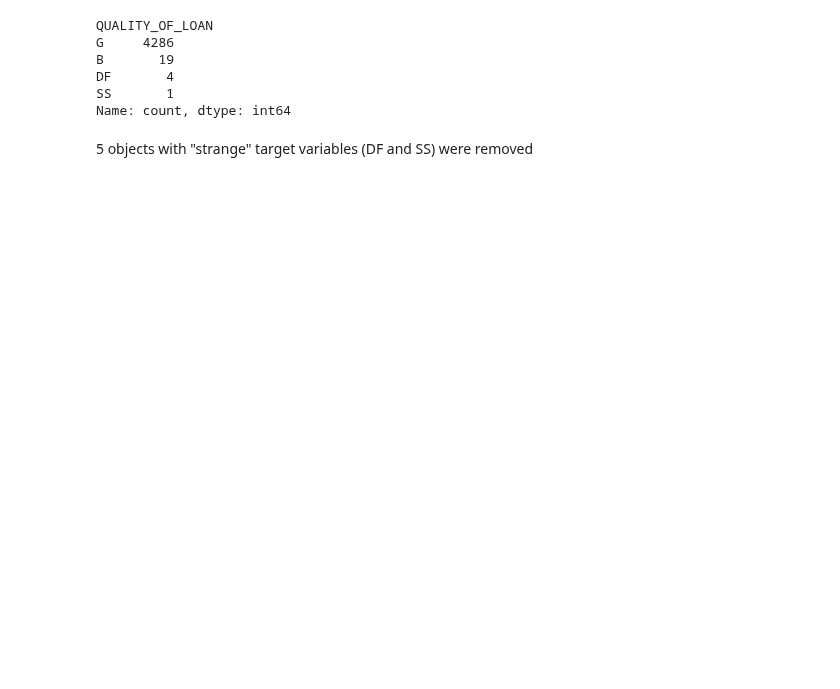
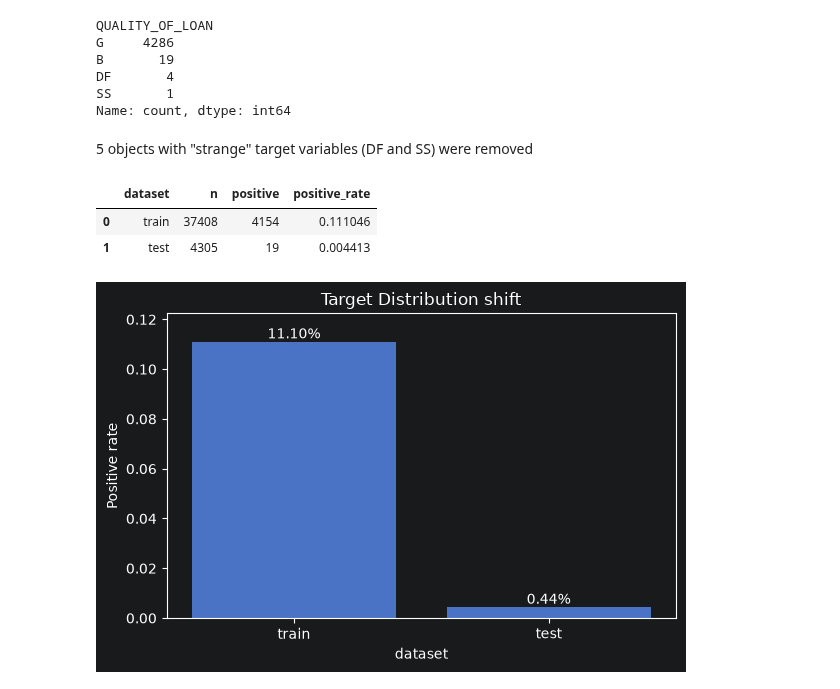
Before and after one commit to blbl-blbl/kaggle-Credit-Risk-Dataset, a Jupyter notebook: notebooks/03_drift_analysis.ipynb, the cells around one changed output. Cells and saved outputs as stored; diff of their text form; code cells hidden in the pictures; blank space fills up the shorter version.

Commit message:
target distribution shift and missing-value drift

```diff
--- a/notebooks/03_drift_analysis.ipynb
+++ b/notebooks/03_drift_analysis.ipynb
@@ -65,3 +67,40 @@ df_test['QUALITY_OF_LOAN'] = (
 )
 # %% [markdown]
 5 objects with "strange" target variables (DF and SS) were removed
+# %%
+def target_stats(name, y):
+    return {
+        'dataset': name,
+        'n': len(y),
+        'positive': y.sum(),
+        'positive_rate': y.mean()
+    }
+
+target_distribution = pd.DataFrame([
+    target_stats(
+        'train',
+        df_train['QUALITY_OF_LOAN']
+    ),
+    target_stats(
+        'test',
+        df_test['QUALITY_OF_LOAN']
+    )
+])
+
+target_distribution
+# %% [output]
+|  | dataset | n | positive | positive_rate |
+| 0 | train | 37408 | 4154 | 0.111046 |
+| 1 | test | 4305 | 19 | 0.004413 |
+# %%
+plt.figure(figsize=(6, 4))
+ax = sns.barplot(data=target_distribution, x='dataset', y='positive_rate')
+ax.set_title('Target Distribution shift')
+ax.bar_label(ax.containers[0],
+             labels=[f'{val * 100:.2f}%' for val in target_distribution['positive_rate']])
+ax.set_ylim(top=ax.get_ylim()[1] * 1.05)
+ax.set_ylabel('Positive rate')
+plt.tight_layout()
+plt.show()
+# %% [output]
+[figure, added]
```
Also changed, not shown: parts of 5 cells of this notebook.
